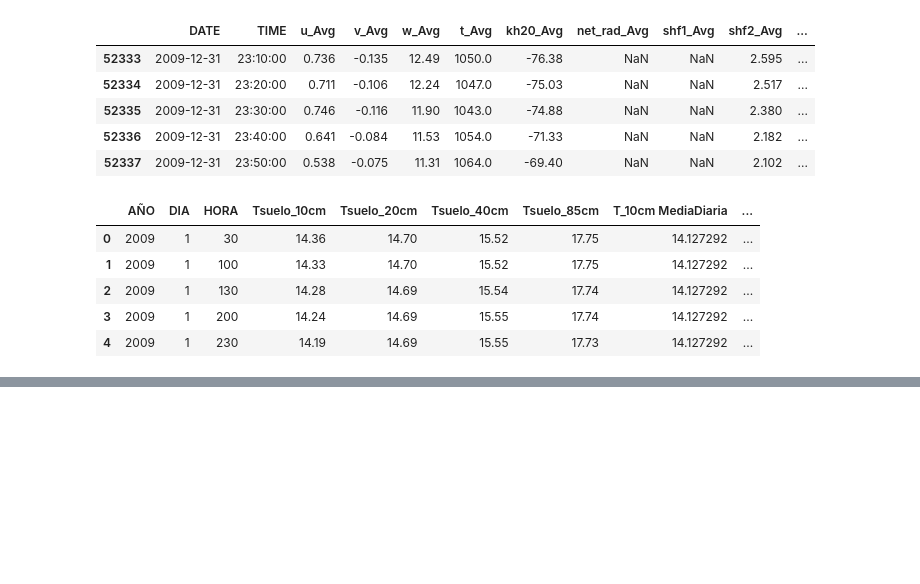
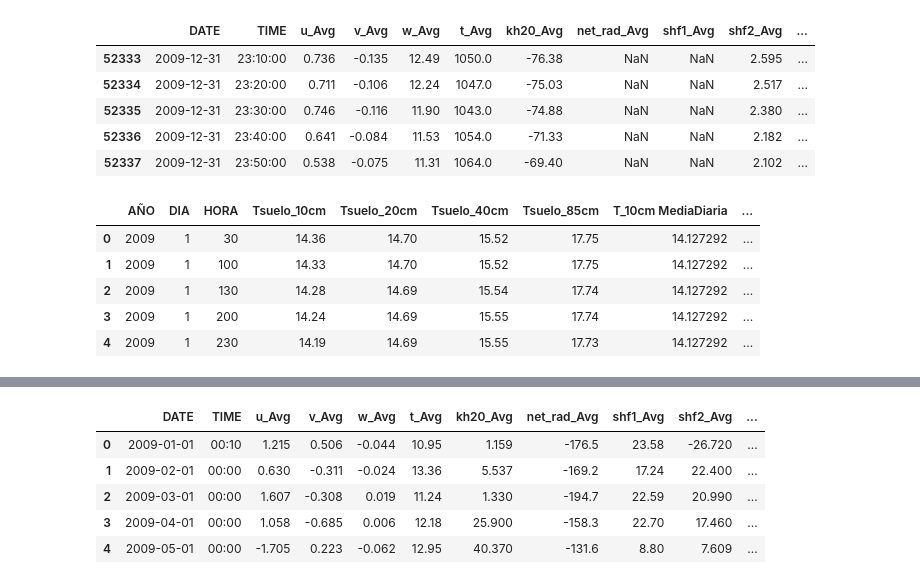
Before and after one commit to Askleth/Archivero, a Jupyter notebook: Actividad_8/Act8.ipynb, the cells around one changed output, grey strips where cells are left out. Saved outputs shown, nothing was run; the diff lists cells and outputs as text; code cells hidden in the pictures; blank space fills up the shorter version.

```diff
--- a/Actividad_8/Act8.ipynb
+++ b/Actividad_8/Act8.ipynb
@@ -21,6 +21,8 @@ tempT = meteo["TIME"]
 meteo[meteo.columns] = meteo[meteo.columns].apply(pd.to_numeric, errors='coerce')
 meteo["DATE"] = tempD
 meteo["TIME"] = tempT
+meteo["AÑO"] = meteo["DATE"].dt.year
+meteo["MES"] = meteo["DATE"].dt.month
 meteo["DIA"] = meteo["DATE"].dt.day
 # %%
 meteo.head()
@@ -133,3 +112,3 @@ soil2.head()
 # %%
-meteo["Tair_AvgDiaria"] = meteo.groupby("DIA")["airT_Avg"].transform("mean")
+meteo["Tair_AvgDiaria"] = meteo.groupby(["DIA","MES","AÑO"])["airT_Avg"].transform("mean")
 meteo.head()
@@ -135,0 +122,10 @@ meteo.head()
+# %%
+meteo2 = meteo.drop_duplicates(["MES",'DIA',"AÑO"]).reset_index(drop=True)
+meteo2.head()
+# %% [output]
+|  | DATE | TIME | u_Avg | v_Avg | w_Avg | t_Avg | kh20_Avg | net_rad_Avg | shf1_Avg | shf2_Avg | ... |
+| 0 | 2009-01-01 | 00:10 | 1.215 | 0.506 | -0.044 | 10.95 | 1.159 | -176.5 | 23.58 | -26.720 | ... |
+| 1 | 2009-02-01 | 00:00 | 0.630 | -0.311 | -0.024 | 13.36 | 5.537 | -169.2 | 17.24 | 22.400 | ... |
+| 2 | 2009-03-01 | 00:00 | 1.607 | -0.308 | 0.019 | 11.24 | 1.330 | -194.7 | 22.59 | 20.990 | ... |
+| 3 | 2009-04-01 | 00:00 | 1.058 | -0.685 | 0.006 | 12.18 | 25.900 | -158.3 | 22.70 | 17.460 | ... |
+| 4 | 2009-05-01 | 00:00 | -1.705 | 0.223 | -0.062 | 12.95 | 40.370 | -131.6 | 8.80 | 7.609 | ... |
```
Also changed, not shown: parts of 8 cells of this notebook.
